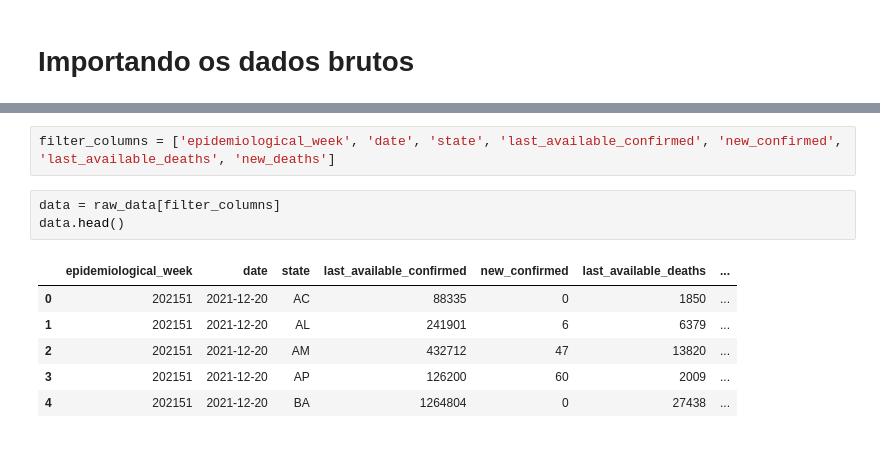
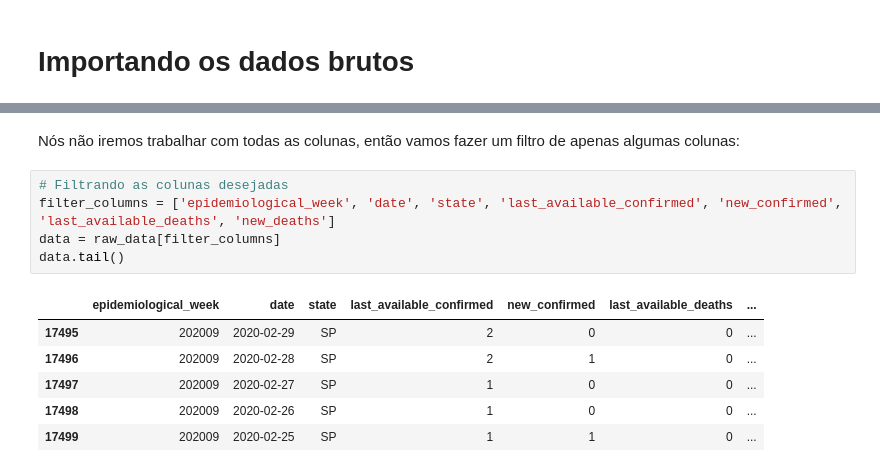
Before and after one commit to rodrigodemend/Previsao_Covid, a Jupyter notebook: Notebooks/Importação_e_Limpeza_dos_dados_de_Covid_19.ipynb, the cells around one changed output, grey strips where cells are left out. Drawn from its saved outputs; the diff is of its cells as text.

```diff
--- a/Notebooks/Importação_e_Limpeza_dos_dados_de_Covid_19.ipynb
+++ b/Notebooks/Importação_e_Limpeza_dos_dados_de_Covid_19.ipynb
@@ -164,12 +63,14 @@ metadata
+# %% [markdown]
+Nós não iremos trabalhar com todas as colunas, então vamos fazer um filtro de apenas algumas colunas:
 # %%
+# Filtrando as colunas desejadas
 filter_columns = ['epidemiological_week', 'date', 'state', 'last_available_confirmed', 'new_confirmed', 'last_available_deaths', 'new_deaths']
+data = raw_data[filter_columns]
+data.tail()
+# %% [output]
+|  | epidemiological_week | date | state | last_available_confirmed | new_confirmed | last_available_deaths | ... |
+| 17495 | 202009 | 2020-02-29 | SP | 2 | 0 | 0 | ... |
+| 17496 | 202009 | 2020-02-28 | SP | 2 | 1 | 0 | ... |
+| 17497 | 202009 | 2020-02-27 | SP | 1 | 0 | 0 | ... |
+| 17498 | 202009 | 2020-02-26 | SP | 1 | 0 | 0 | ... |
+| 17499 | 202009 | 2020-02-25 | SP | 1 | 1 | 0 | ... |
-# %%
-data = raw_data[filter_columns]
-data.head()
-# %% [output]
-|  | epidemiological_week | date | state | last_available_confirmed | new_confirmed | last_available_deaths | ... |
-| 0 | 202151 | 2021-12-20 | AC | 88335 | 0 | 1850 | ... |
-| 1 | 202151 | 2021-12-20 | AL | 241901 | 6 | 6379 | ... |
-| 2 | 202151 | 2021-12-20 | AM | 432712 | 47 | 13820 | ... |
-| 3 | 202151 | 2021-12-20 | AP | 126200 | 60 | 2009 | ... |
-| 4 | 202151 | 2021-12-20 | BA | 1264804 | 0 | 27438 | ... |
```
Also changed, not shown: parts of 15 cells of this notebook.
